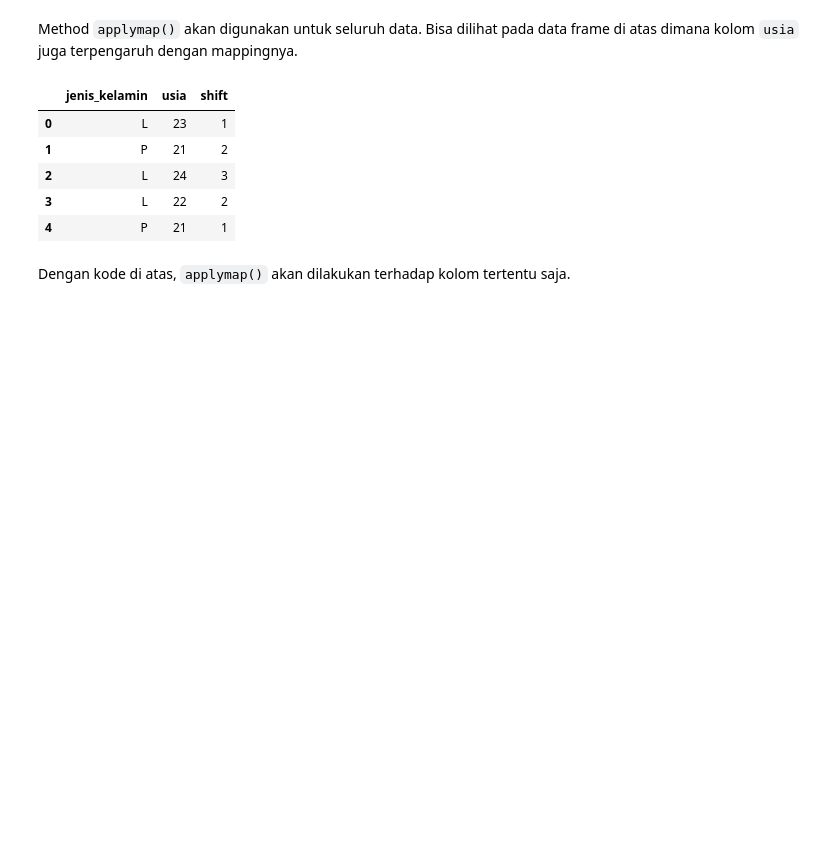
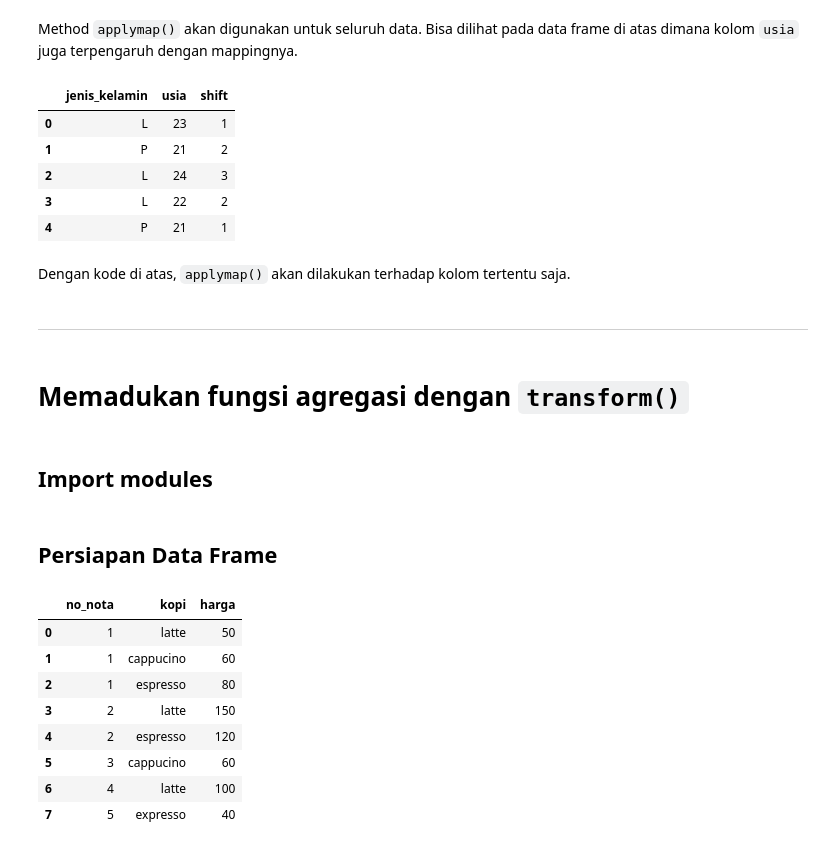
Before and after one commit to medievalgoose/pandas, a Jupyter notebook: Pandas-Week9.ipynb, the cells around one changed output. Drawn from its saved outputs; the diff is of its cells as text; code cells hidden in the pictures; blank space fills up the shorter version.

```diff
--- a/Pandas-Week9.ipynb
+++ b/Pandas-Week9.ipynb
@@ -190,3 +190,9 @@ df
 | 4 | P | 21 | 1 |
 # %% [markdown]
 Dengan kode di atas, `applymap()` akan dilakukan terhadap kolom tertentu saja.
+# %% [markdown]
+***
+# %% [markdown]
+# Memadukan fungsi agregasi dengan `transform()`
+# %% [markdown]
+## Import modules
@@ -192,0 +201,19 @@ Dengan kode di atas, `applymap()` akan dilakukan terhadap kolom tertentu saja.
+# %% [markdown]
+## Persiapan Data Frame
+# %%
+d = {'no_nota':[1, 1, 1, 2, 2, 3, 4, 5],
+    'kopi':['latte', 'cappucino', 'espresso', 'latte', 'espresso', 'cappucino', 'latte', 'expresso'],
+    'harga':[50, 60, 80, 150, 120, 60, 100, 40]}
+
+df = pd.DataFrame(d)
+df
+# %% [output]
+|  | no_nota | kopi | harga |
+| 0 | 1 | latte | 50 |
+| 1 | 1 | cappucino | 60 |
+| 2 | 1 | espresso | 80 |
+| 3 | 2 | latte | 150 |
+| 4 | 2 | espresso | 120 |
+| 5 | 3 | cappucino | 60 |
+| 6 | 4 | latte | 100 |
+| 7 | 5 | expresso | 40 |
```
Also changed, not shown: parts of 9 cells of this notebook.
